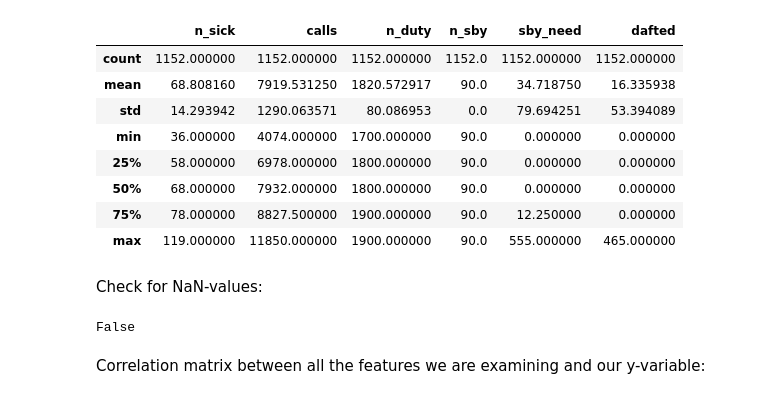
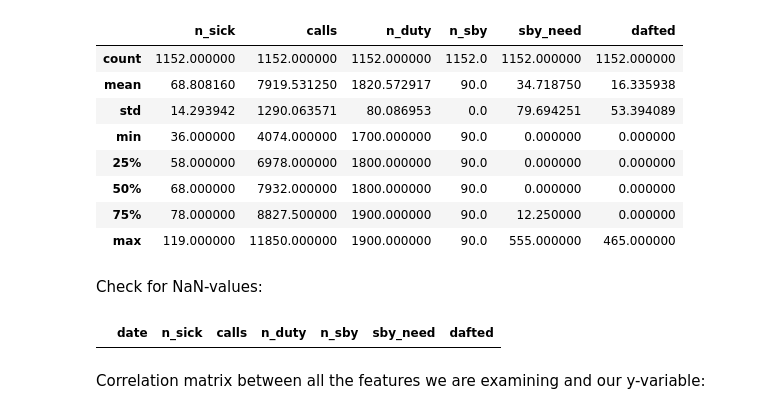
Before and after one commit to PandaKata/standby_duty_forecasting, a Jupyter notebook: notebooks/EDA.ipynb, the cells around one changed output. Drawn from its saved outputs; the diff is of its cells as text; code cells hidden in the pictures.

```diff
--- a/notebooks/EDA.ipynb
+++ b/notebooks/EDA.ipynb
@@ -42,9 +42,9 @@ df.describe()
 # %% [markdown]
 Check for NaN-values:
 # %%
-df.isnull().values.any()
+df[df.isnull().any(axis=1)]
 # %% [output]
-False
+|  | date | n_sick | calls | n_duty | n_sby | sby_need | dafted |
 # %% [markdown]
 Correlation matrix between all the features we are examining and our y-variable:
 # %%
```
